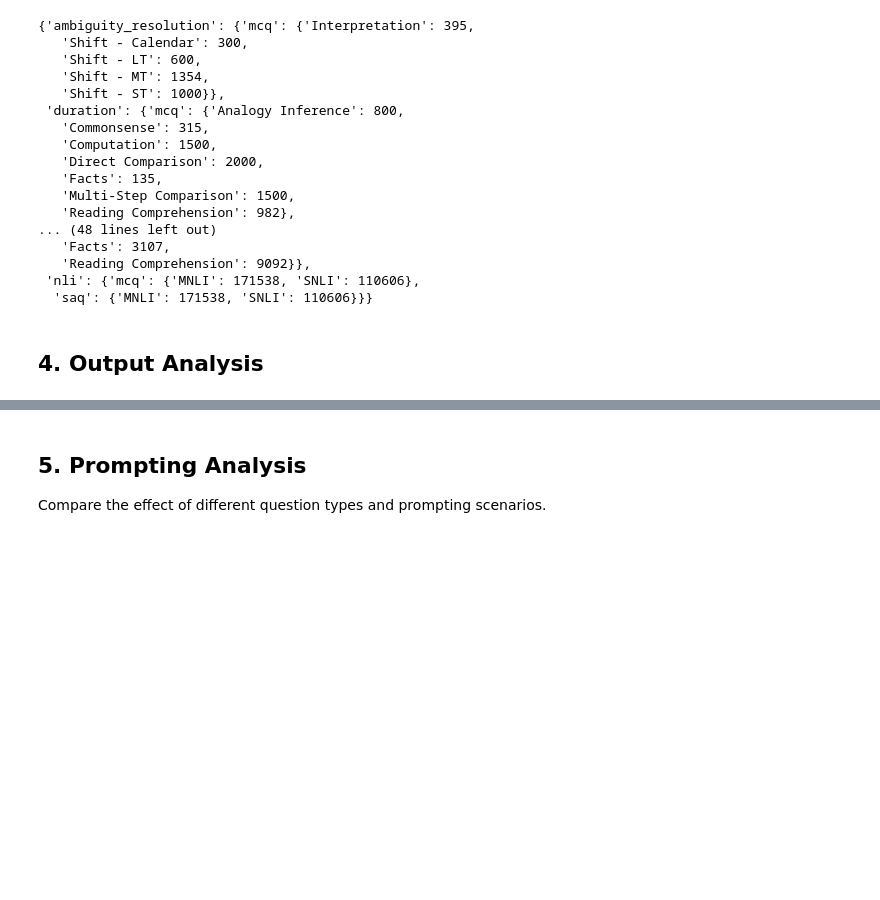
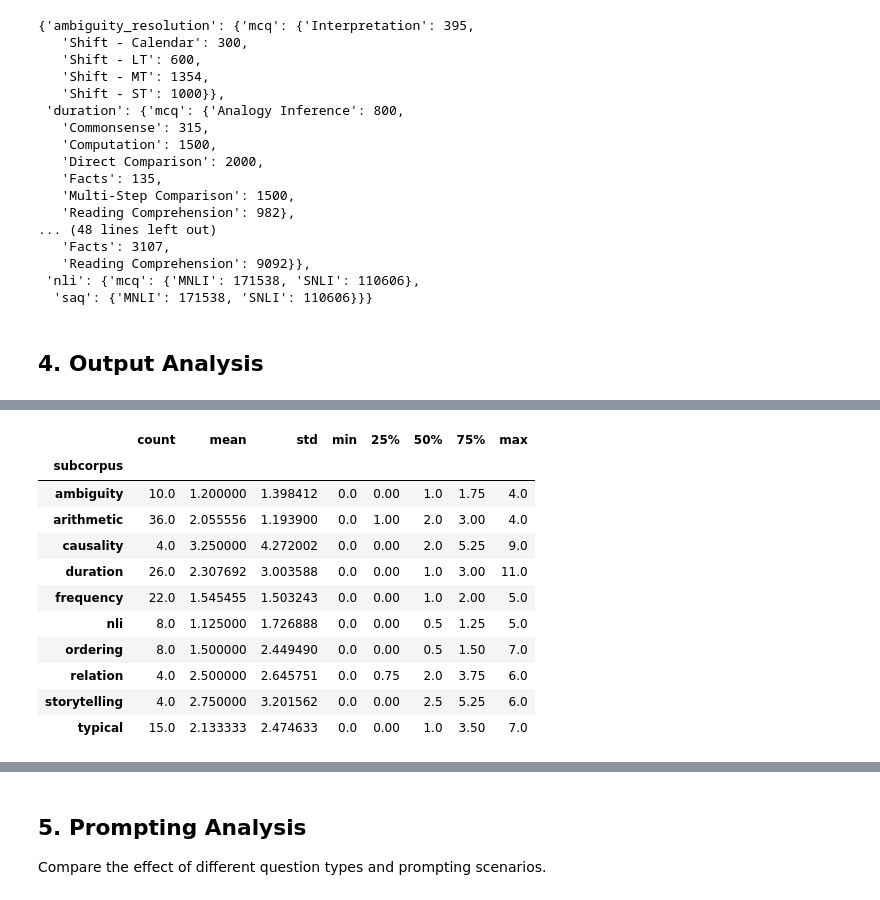
Before and after one commit to lykoerber/Xtemporal-reasoning, a Jupyter notebook: analysis.ipynb, the cells around one changed output, grey strips where cells are left out. Saved outputs shown, nothing was run; the diff lists cells and outputs as text; code cells hidden in the pictures; blank space fills up the shorter version.

```diff
--- a/analysis.ipynb
+++ b/analysis.ipynb
@@ -226,0 +228,17 @@ output.pattern_unrel = output.pattern_unrel.astype('float', errors='ignore')
+# %%
+subcorpus_groups = output.groupby('subcorpus')
+# %%
+subcorpus_groups['emoji'].describe()
+# %% [output]
+|  | count | mean | std | min | 25% | 50% | 75% | max |
+| subcorpus |  |  |  |  |  |  |  |  |
+| ambiguity | 10.0 | 1.200000 | 1.398412 | 0.0 | 0.00 | 1.0 | 1.75 | 4.0 |
+| arithmetic | 36.0 | 2.055556 | 1.193900 | 0.0 | 1.00 | 2.0 | 3.00 | 4.0 |
+| causality | 4.0 | 3.250000 | 4.272002 | 0.0 | 0.00 | 2.0 | 5.25 | 9.0 |
+| duration | 26.0 | 2.307692 | 3.003588 | 0.0 | 0.00 | 1.0 | 3.00 | 11.0 |
+| frequency | 22.0 | 1.545455 | 1.503243 | 0.0 | 0.00 | 1.0 | 2.00 | 5.0 |
+| nli | 8.0 | 1.125000 | 1.726888 | 0.0 | 0.00 | 0.5 | 1.25 | 5.0 |
+| ordering | 8.0 | 1.500000 | 2.449490 | 0.0 | 0.00 | 0.5 | 1.50 | 7.0 |
+| relation | 4.0 | 2.500000 | 2.645751 | 0.0 | 0.75 | 2.0 | 3.75 | 6.0 |
+| storytelling | 4.0 | 2.750000 | 3.201562 | 0.0 | 0.00 | 2.5 | 5.25 | 6.0 |
+| typical | 15.0 | 2.133333 | 2.474633 | 0.0 | 0.00 | 1.0 | 3.50 | 7.0 |
```
Also changed, not shown: parts of 20 cells of this notebook.
